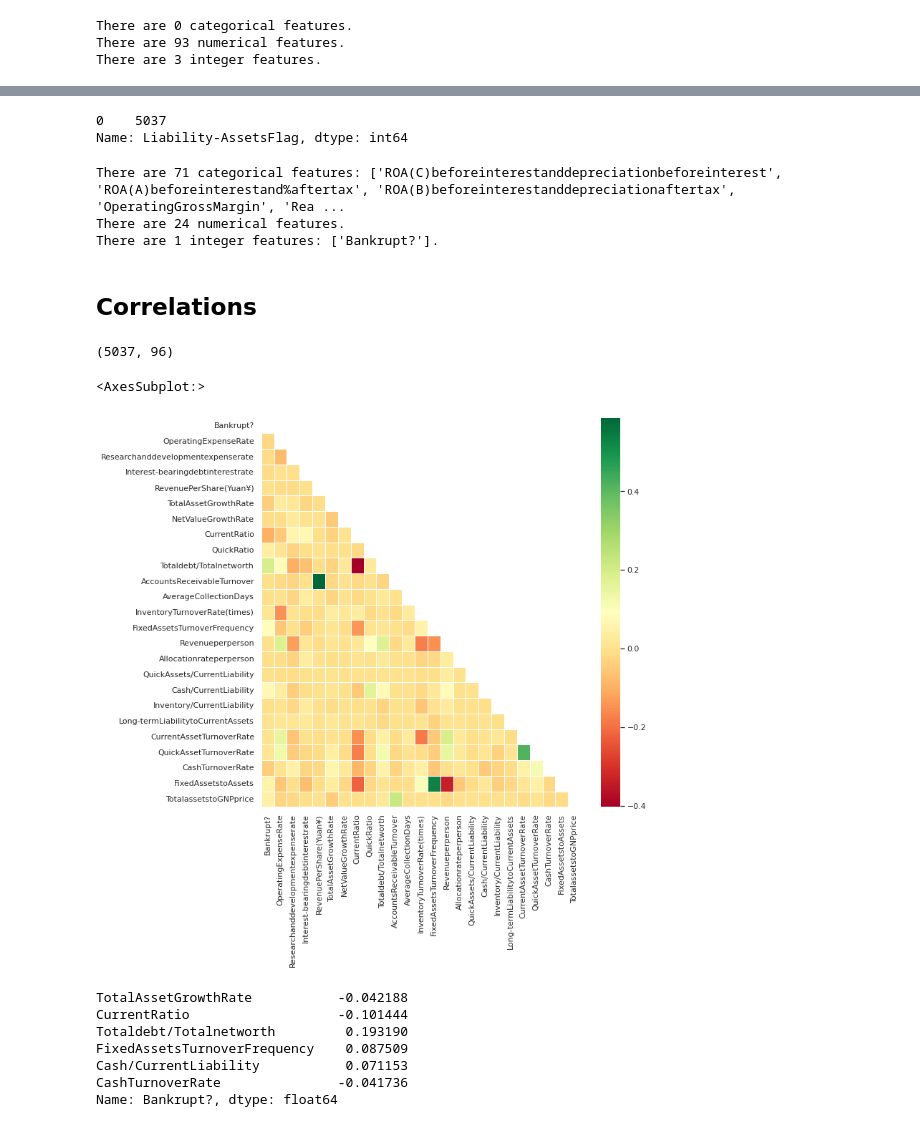
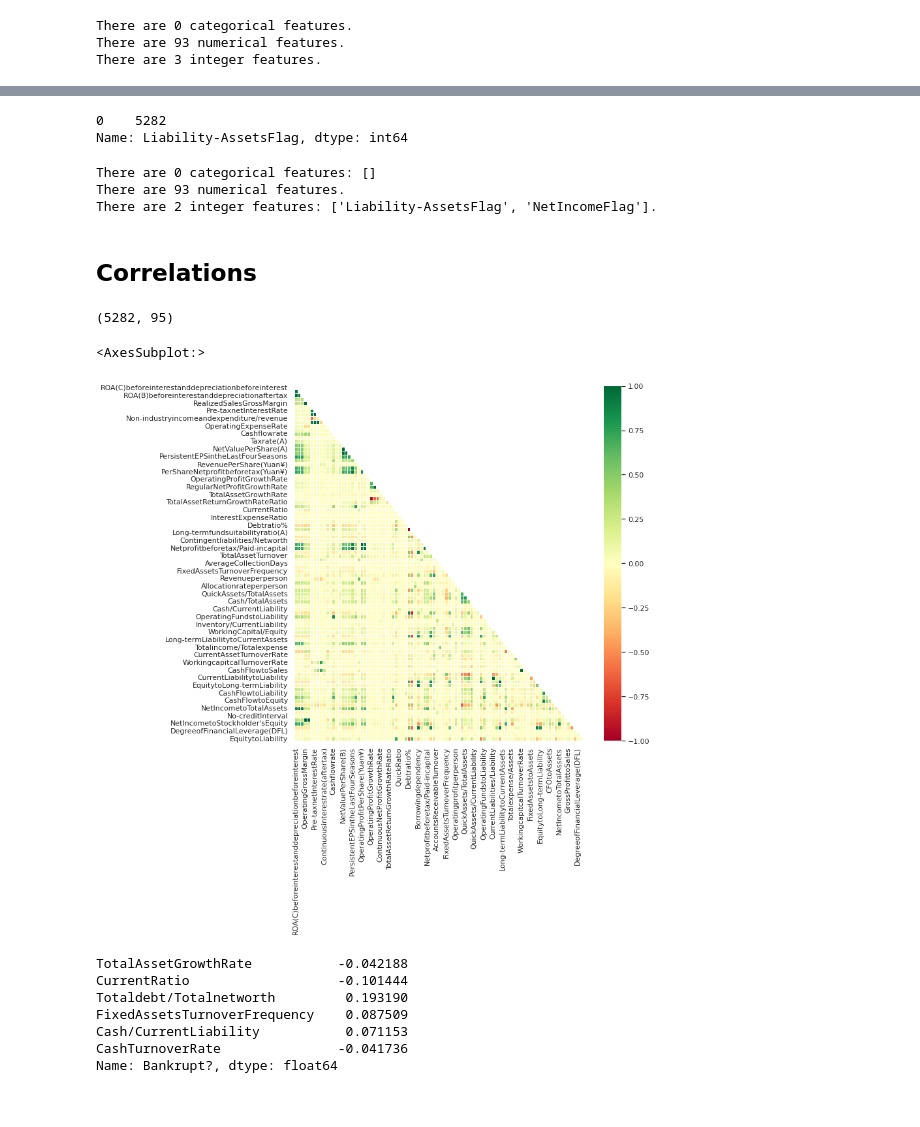
Before and after one commit to oimartin/company_bankruptcy_predictions, a Jupyter notebook: Notebook_bankrupt.ipynb, the cells around one changed output, grey strips where cells are left out. Cells and saved outputs as stored; diff of their text form; code cells hidden in the pictures.

```diff
--- a/Notebook_bankrupt.ipynb
+++ b/Notebook_bankrupt.ipynb
@@ -99,0 +109,7 @@ Within the dataset, there are few corresponding rows that indicate a company is
+# %%
+X_train, X_test, y_train, y_test = train_test_split(data, bankrupt, test_size=0.2, random_state=100)
+
+print(f'''X_train shape {X_train.shape}
+y_train shape {y_train.shape}
+X_test shape {X_test.shape}
+y_test shape {y_test.shape}''')
@@ -132,6 +135,0 @@ display(len(addtl_col))
-# %%
-# View distribution of data with min0 and max1
-sns.set_style("darkgrid")
-data[min0_max1].hist(figsize = (35,30), bins = 100)
-plt.savefig('Data_with_Min_0_and_Max_1_Distributions')
-plt.show()
@@ -140,5 +135,0 @@ plt.show()
-# %%
-sns.set_style("darkgrid")
-data[addtl_col].hist(figsize = (35,30), bins = 100)
-plt.savefig('Continuous_data_distributions.png')
-plt.show()
@@ -147,5 +166,5 @@ plt.show()
 # %%
-skew = data.skew()
+skew = X_train.skew()
 skew_pos = skew[skew >=0].sort_values(ascending=False)
 skew_neg = skew[skew <0].sort_values(ascending=True)
 
@@ -319,14 +419,14 @@ data_no_outliers.NetIncomeFlag.value_counts()
 Name: NetIncomeFlag, dtype: int64
 # %%
-data_no_outliers['Liability-AssetsFlag'].value_counts()
+train_no_outliers['Liability-AssetsFlag'].value_counts()
 # %% [output]
-0    5037
+0    5282
 Name: Liability-AssetsFlag, dtype: int64
 # %%
-data_no_outliers[min0_max1+list(features[2])] = data_no_outliers[min0_max1+list(features[2])].astype('category')
-data_no_outliers['Bankrupt?'] = data_no_outliers['Bankrupt?'].astype('int64')
+train_no_outliers[list(features[2])] = train_no_outliers[list(features[2])].astype('category')
+train_no_outliers['Bankrupt?'] = train_no_outliers['Bankrupt?'].astype('int64')
 
-features = cat_num(data_no_outliers)
+features = cat_num(X_train)
 cat_features = list(features[0])
 num_features = list(features[1])
 int_features = list(features[2])
@@ -334,9 +434,9 @@ print(f'''There are {len(features[0])} categorical features: {cat_features}
 There are {len(features[1])} numerical features.
 There are {len(features[2])} integer features: {int_features}.''')
 # %% [output]
-There are 71 categorical features: ['ROA(C)beforeinterestanddepreciationbeforeinterest', 'ROA(A)beforeinterestand%aftertax', 'ROA(B)beforeinterestanddepreciationaftertax', 'OperatingGrossMargin', 'Rea ...
-There are 24 numerical features.
-There are 1 integer features: ['Bankrupt?'].
+There are 0 categorical features: []
+There are 93 numerical features.
+There are 2 integer features: ['Liability-AssetsFlag', 'NetIncomeFlag'].
 # %% [markdown]
 ## Correlations
 # %%
@@ -356,14 +456,14 @@ def mask_corr_graph (data_frame, columnsof_interest, fig_size=(7,5), show_corr=T
 
   return ax
 # %%
-data_no_outliers.shape
+X_train.shape
 # %% [output]
-(5037, 96)
+(5282, 95)
 # %%
-mask_corr_graph(data_no_outliers, data_no_outliers.columns, fig_size=(10,10), show_corr=False)
+mask_corr_graph(X_train, X_train.columns, fig_size=(10,10), show_corr=False)
 # %% [output]
 <AxesSubplot:>
-[figure, old version]
+[figure, new version]
 # %%
 train_corr = data_no_outliers.corr()['Bankrupt?'].drop(labels=['Bankrupt?'])
 top10_bottom10_corr = train_corr[(train_corr >= train_corr.quantile(q=0.90)) |
```
Also changed, not shown: parts of 46 cells of this notebook.
